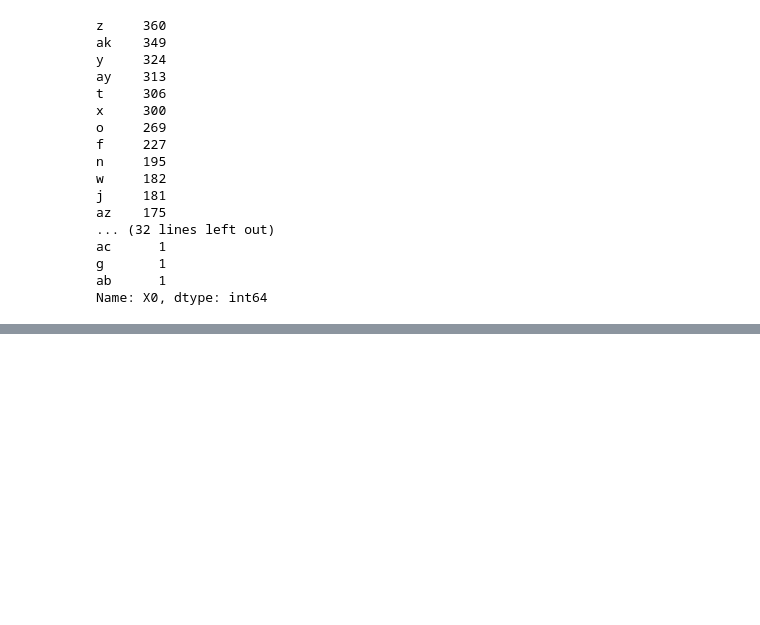
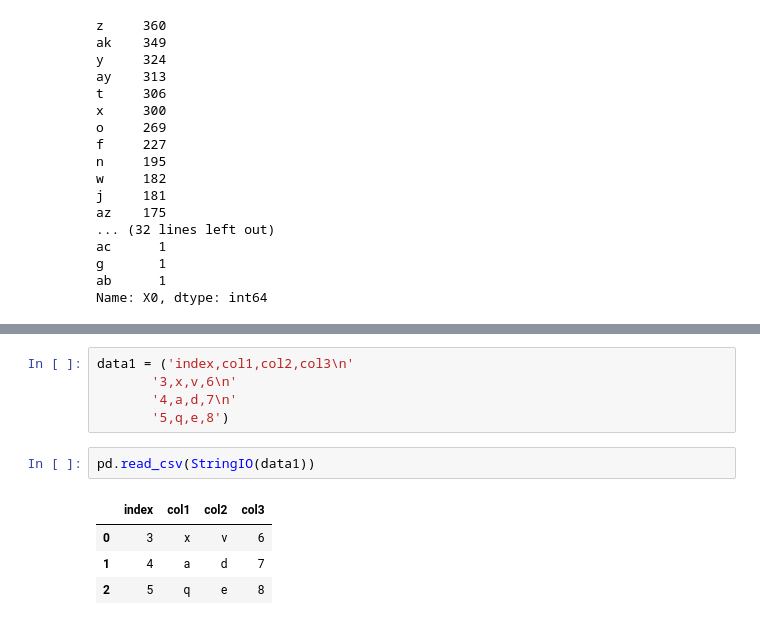
Before and after one commit to santoshnainala/Python_Basic_to_Advanced, a Jupyter notebook: Python Practice.ipynb, the cells around one changed output, grey strips where cells are left out. Saved outputs shown, nothing was run; the diff lists cells and outputs as text; blank space fills up the shorter version.

```diff
--- a/Python Practice.ipynb
+++ b/Python Practice.ipynb
@@ -552,0 +652,12 @@ Name: X0, dtype: int64
+# %%
+data1 = ('index,col1,col2,col3\n'
+       '3,x,v,6\n'
+       '4,a,d,7\n'
+       '5,q,e,8')
+# %%
+pd.read_csv(StringIO(data1))
+# %% [output]
+|  | index | col1 | col2 | col3 |
+| 0 | 3 | x | v | 6 |
+| 1 | 4 | a | d | 7 |
+| 2 | 5 | q | e | 8 |
```
Also changed, not shown: parts of 44 cells of this notebook.
